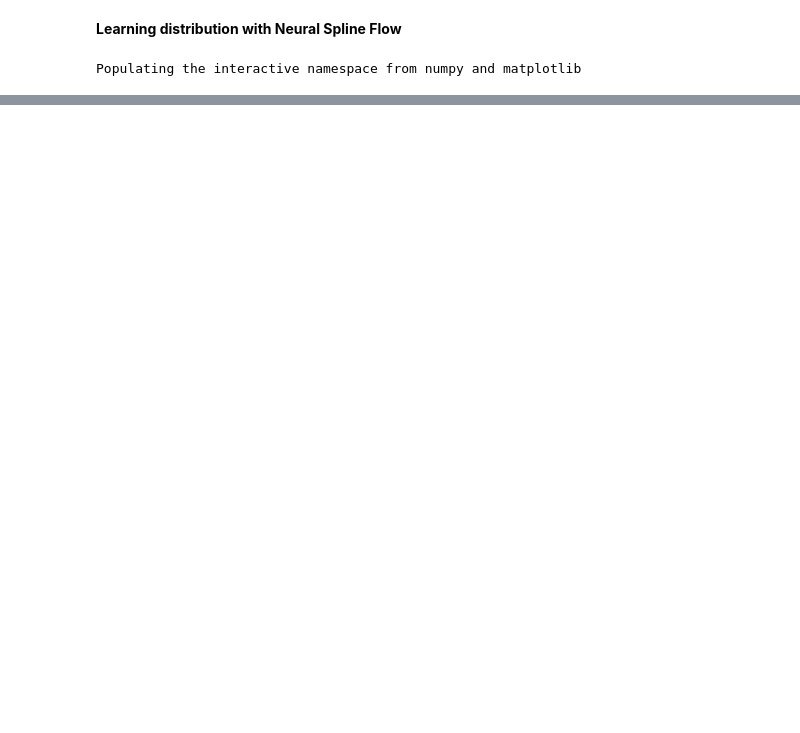
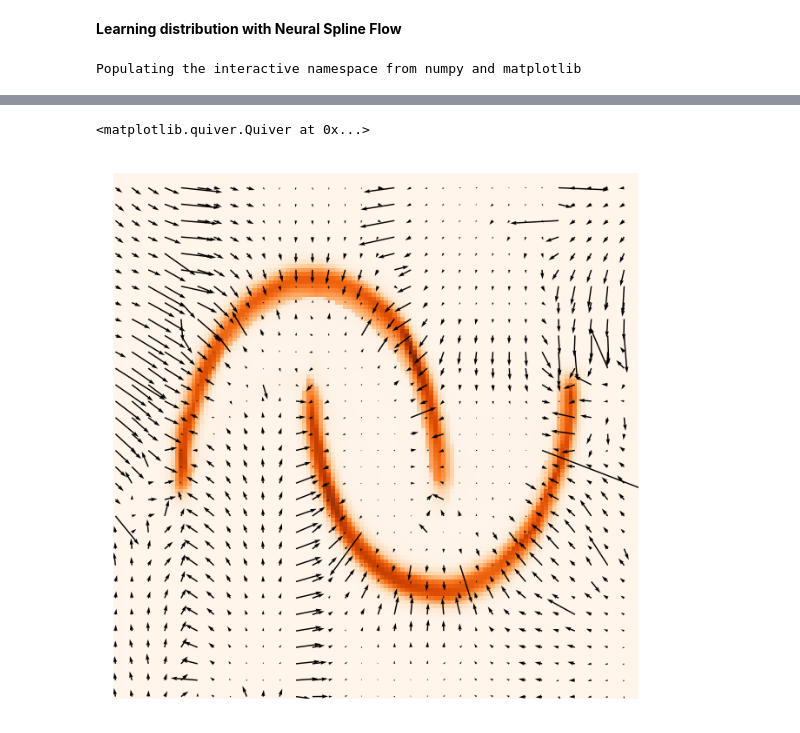
Before and after one commit to b-remy/score-estimation-comparison, a Jupyter notebook: normalizing-flow.ipynb, the cells around one changed output, grey strips where cells are left out. Cells and saved outputs as stored; diff of their text form; code cells hidden in the pictures; blank space fills up the shorter version.

```diff
--- a/normalizing-flow.ipynb
+++ b/normalizing-flow.ipynb
@@ -181,0 +191,8 @@ hist2d(samps[:,0], samps[:,1],64, range=[[-1.2,2.2],[-0.6,1.1]]);
+# %%
+figure(dpi=200)
+imshow(exp(S.reshape((128,128))), cmap='Oranges', origin='lower')
+axis('off')
+quiver(_x, _y, g[:,:,0], g[:,:,1])
+# %% [output]
+<matplotlib.quiver.Quiver at 0x...>
+[figure, added]
```
Also changed, not shown: parts of 20 cells of this notebook.
